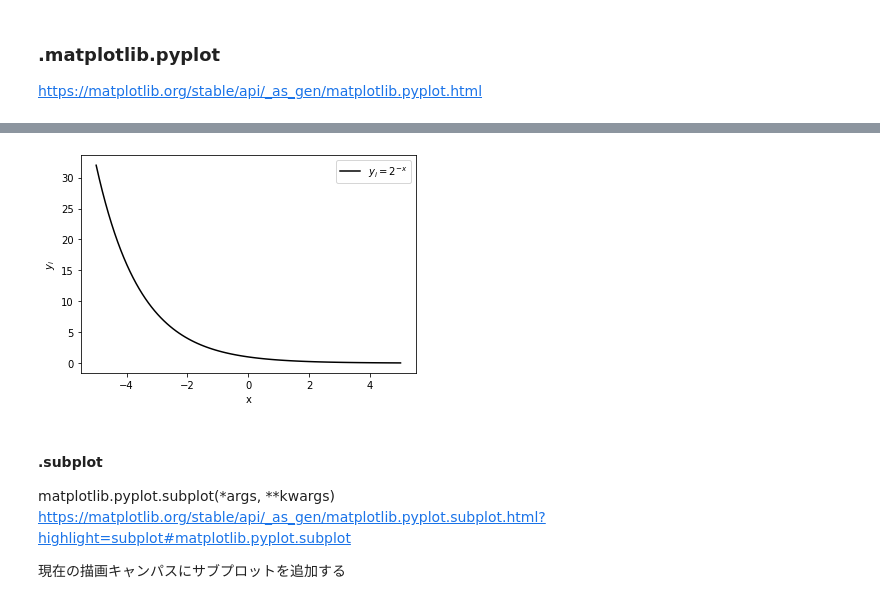
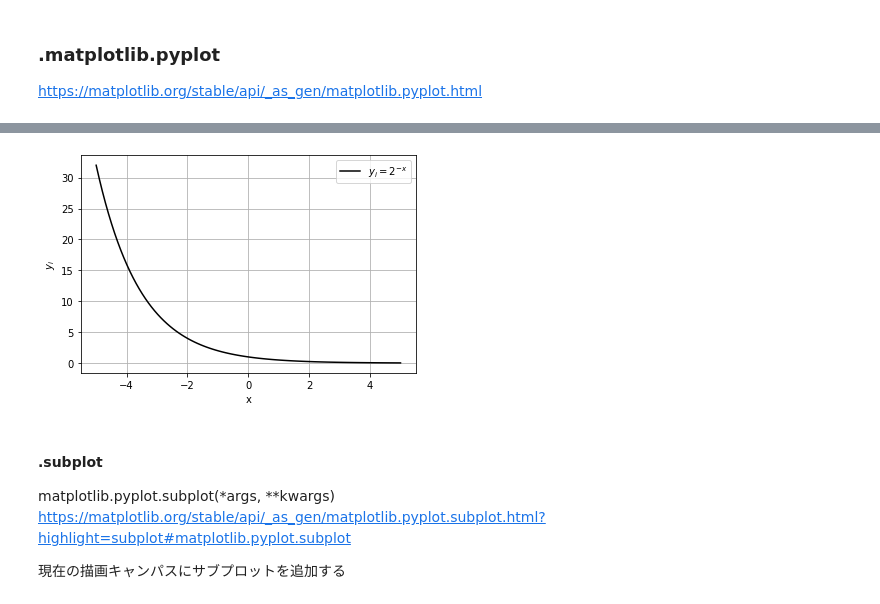
Before and after one commit to ponzu3847/cheat_sheets, a Jupyter notebook: matplotlib.ipynb, the cells around one changed output, grey strips where cells are left out. Drawn from its saved outputs; the diff is of its cells as text; code cells hidden in the pictures.

```diff
--- a/matplotlib.ipynb
+++ b/matplotlib.ipynb
@@ -66,18 +70,17 @@ matplotlib.pyplot
 # %%
-#matplotlibで上付きor下付き文字を表示する
+# matplotlibで上付きor下付き文字を表示する
 x=np.linspace(-5,5,100)
-a=int(2)
+a=2
 y_i=a**(-x)
 plt.figure(facecolor='w')
-plt.plot(x,y_i,'black',label='$y_i=%d^{-x}$'%a)#上付き文字と下付き文字を凡例ラベルに表示
+plt.plot(x,y_i,'black',label='$y_i=%d^{-x}$'%a) # 上付き文字と下付き文字を凡例ラベルに表示
 plt.xlabel('x')
-plt.ylabel('$y_i$')#下付き文字をy軸ラベルに表示
-#plt.xlim(-3,5)
-#plt.ylim(0,5)
+plt.ylabel('$y_i$') # 下付き文字をy軸ラベルに表示
+plt.grid()
 plt.legend()
 plt.show()
 # %% [output]
-[figure, old version]
+[figure, new version]
 # %% [markdown]
 #### .subplot
 matplotlib.pyplot.subplot(*args, **kwargs)
```
Also changed, not shown: parts of 39 cells of this notebook, 3 other files.
